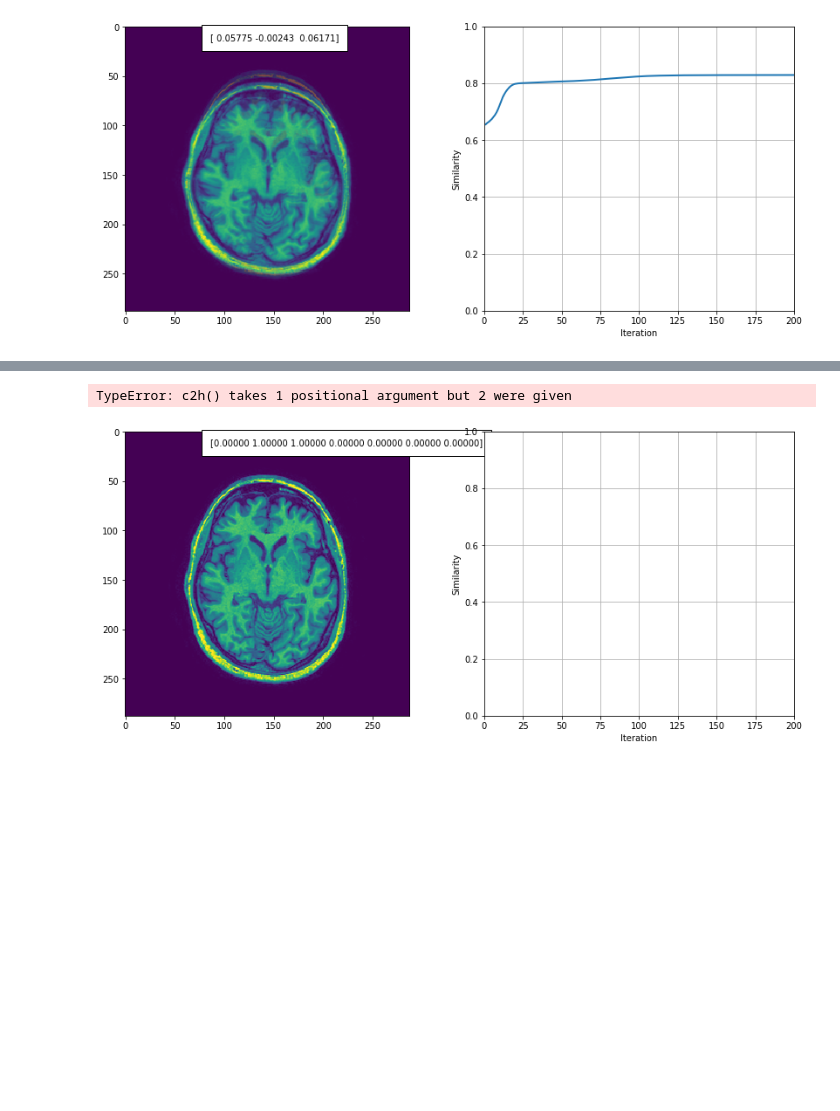
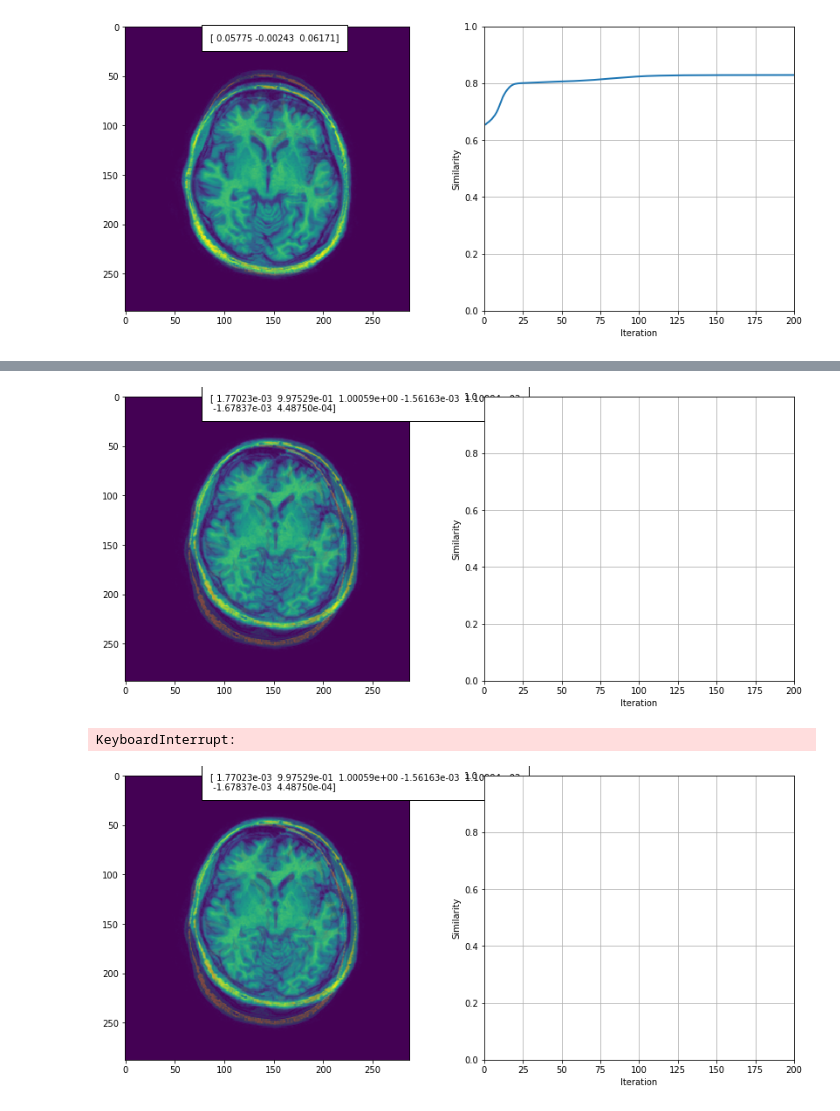
Before and after one commit to shaverschuren/MIA_Group6, a Jupyter notebook: notebooks/registration_project.ipynb, the cells around one changed output, grey strips where cells are left out. Saved outputs shown, nothing was run; the diff lists cells and outputs as text; code cells hidden in the pictures; blank space fills up the shorter version.

```diff
--- a/notebooks/registration_project.ipynb
+++ b/notebooks/registration_project.ipynb
@@ -161,16 +194,15 @@ intensity_based_registration(I_path,Im_path,0)
 # %%
-# 2:
+# 4:
 %matplotlib inline
 import sys
 sys.path.append("../code")
 from registration_project import intensity_based_registration
 
 I_path = '../data/image_data/1_1_t1.tif'
 Im_path = '../data/image_data/1_1_t1_d.tif'
 
-intensity_based_registration(I_path,Im_path,1)
-
-# Problems with affine_corr / affine_mi functions. We can sort this out together using Rick's code tomorrow
+intensity_based_registration(I_path,Im_path,1,1)
 # %% [output]
+[figure, new version]
-TypeError: c2h() takes 1 positional argument but 2 were given
+KeyboardInterrupt:
-[figure, old version]
+[figure, added]
```
Also changed, not shown: parts of 4 cells of this notebook, 1 other file.
